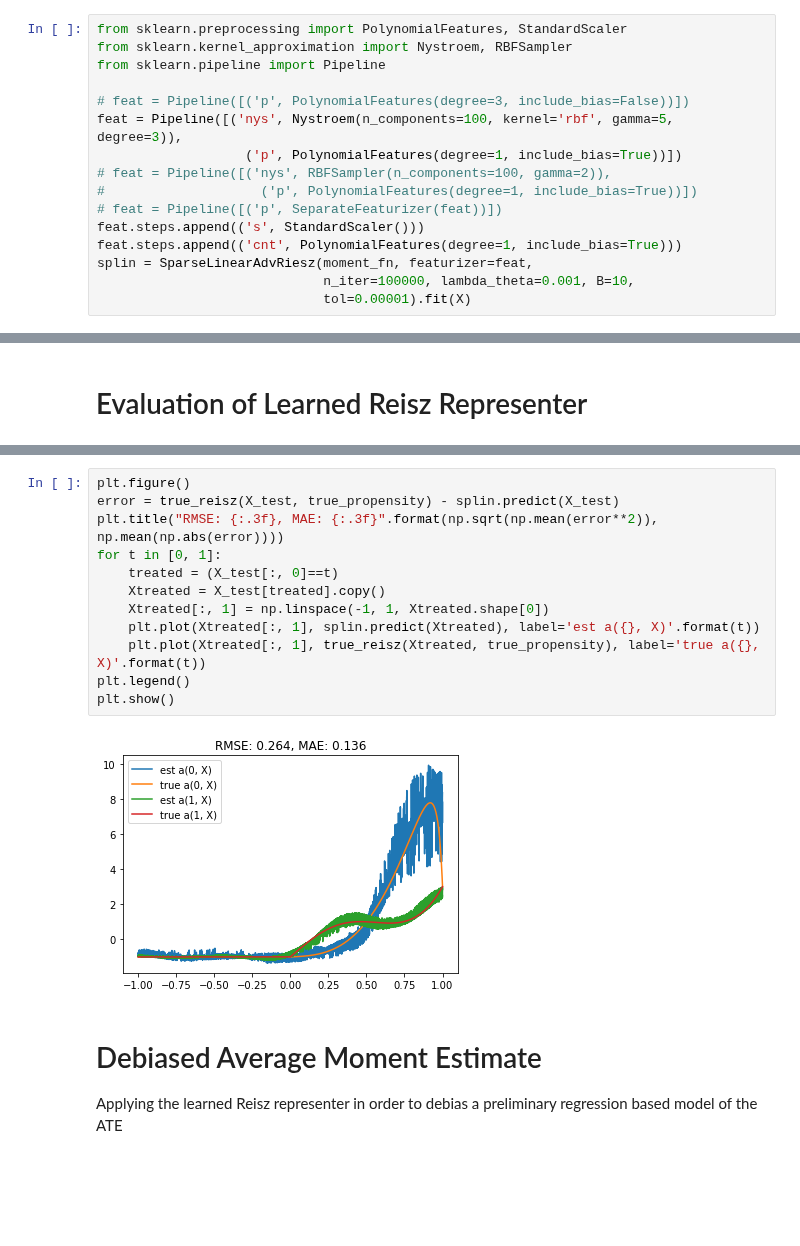
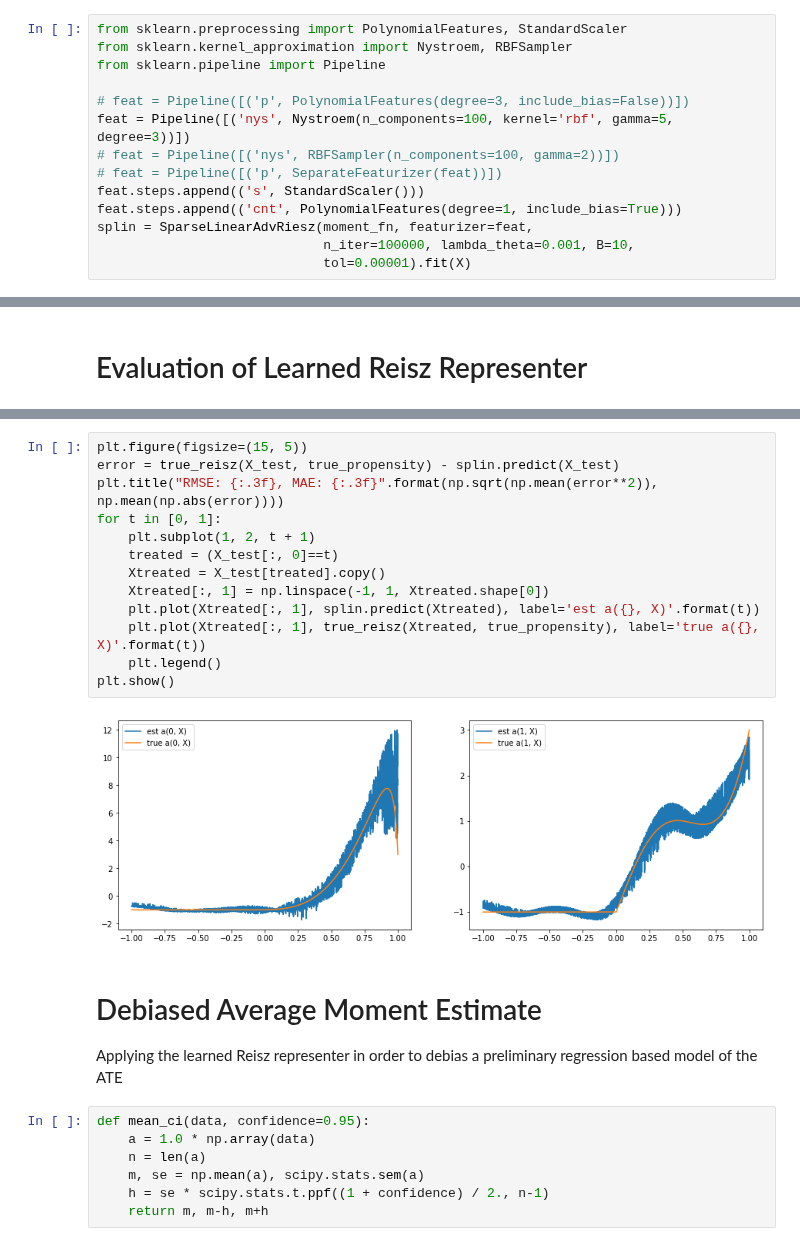
Before and after one commit to syrgkanislab/adversarial_reisz, a Jupyter notebook: LinearAdversarialReisz.ipynb, the cells around one changed output, grey strips where cells are left out. Cells and saved outputs as stored; diff of their text form; blank space fills up the shorter version.

```diff
--- a/LinearAdversarialReisz.ipynb
+++ b/LinearAdversarialReisz.ipynb
@@ -146,10 +157,8 @@ from sklearn.kernel_approximation import Nystroem, RBFSampler
 from sklearn.pipeline import Pipeline
 
 # feat = Pipeline([('p', PolynomialFeatures(degree=3, include_bias=False))])
-feat = Pipeline([('nys', Nystroem(n_components=100, kernel='rbf', gamma=5, degree=3)),
-                   ('p', PolynomialFeatures(degree=1, include_bias=True))])
-# feat = Pipeline([('nys', RBFSampler(n_components=100, gamma=2)),
-#                    ('p', PolynomialFeatures(degree=1, include_bias=True))])
+feat = Pipeline([('nys', Nystroem(n_components=100, kernel='rbf', gamma=5, degree=3))])
+# feat = Pipeline([('nys', RBFSampler(n_components=100, gamma=2))])
 # feat = Pipeline([('p', SeparateFeaturizer(feat))])
 feat.steps.append(('s', StandardScaler()))
 feat.steps.append(('cnt', PolynomialFeatures(degree=1, include_bias=True)))
@@ -197,21 +206,29 @@ plt.show()
 # %%
-plt.figure()
+plt.figure(figsize=(15, 5))
 error = true_reisz(X_test, true_propensity) - splin.predict(X_test)
 plt.title("RMSE: {:.3f}, MAE: {:.3f}".format(np.sqrt(np.mean(error**2)), np.mean(np.abs(error))))
 for t in [0, 1]:
+    plt.subplot(1, 2, t + 1)
     treated = (X_test[:, 0]==t)
     Xtreated = X_test[treated].copy()
     Xtreated[:, 1] = np.linspace(-1, 1, Xtreated.shape[0])
     plt.plot(Xtreated[:, 1], splin.predict(Xtreated), label='est a({}, X)'.format(t))
     plt.plot(Xtreated[:, 1], true_reisz(Xtreated, true_propensity), label='true a({}, X)'.format(t))
-plt.legend()
+    plt.legend()
 plt.show()
 # %% [output]
-[figure, old version]
+[figure, new version]
 # %% [markdown]
 # Debiased Average Moment Estimate
 
 Applying the learned Reisz representer in order to debias a preliminary regression based model of the ATE
+# %%
+def mean_ci(data, confidence=0.95):
+    a = 1.0 * np.array(data)
+    n = len(a)
+    m, se = np.mean(a), scipy.stats.sem(a)
+    h = se * scipy.stats.t.ppf((1 + confidence) / 2., n-1)
+    return m, m-h, m+h
 # %%
 from sklearn.linear_model import LassoCV, Lasso, LogisticRegressionCV
 from sklearn.pipeline import Pipeline
```
Also changed, not shown: parts of 12 cells of this notebook, 1 other file.
